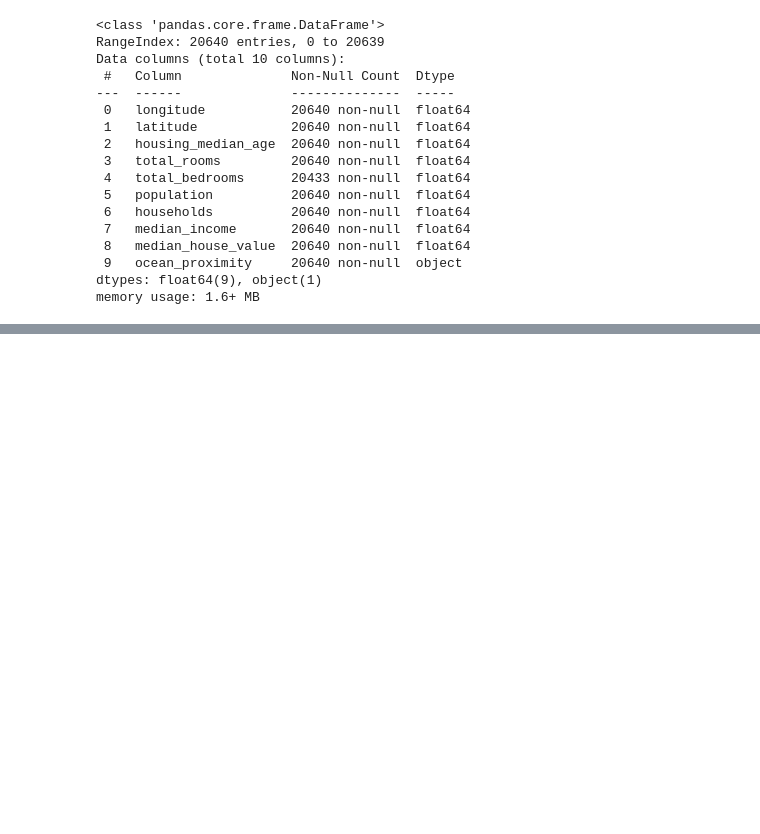
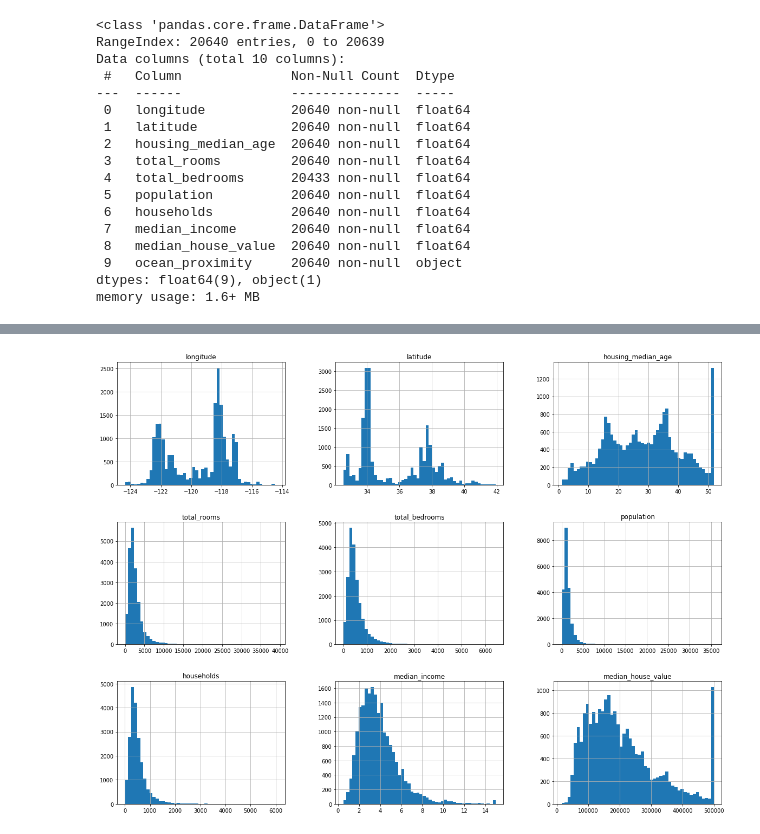
Before and after one commit to CodePeeler/py_ml_housing, a Jupyter notebook: Housing.ipynb, the cells around one changed output, grey strips where cells are left out. Saved outputs shown, nothing was run; the diff lists cells and outputs as text; code cells hidden in the pictures; blank space fills up the shorter version.

```diff
--- a/Housing.ipynb
+++ b/Housing.ipynb
@@ -35,0 +57,7 @@ memory usage: 1.6+ MB
+# %%
+%matplotlib inline
+import matplotlib.pyplot as plt
+housing.hist(bins=50, figsize=(20,15))
+plt.show()
+# %% [output]
+[figure, added]
```
Also changed, not shown: parts of 2 cells of this notebook.
